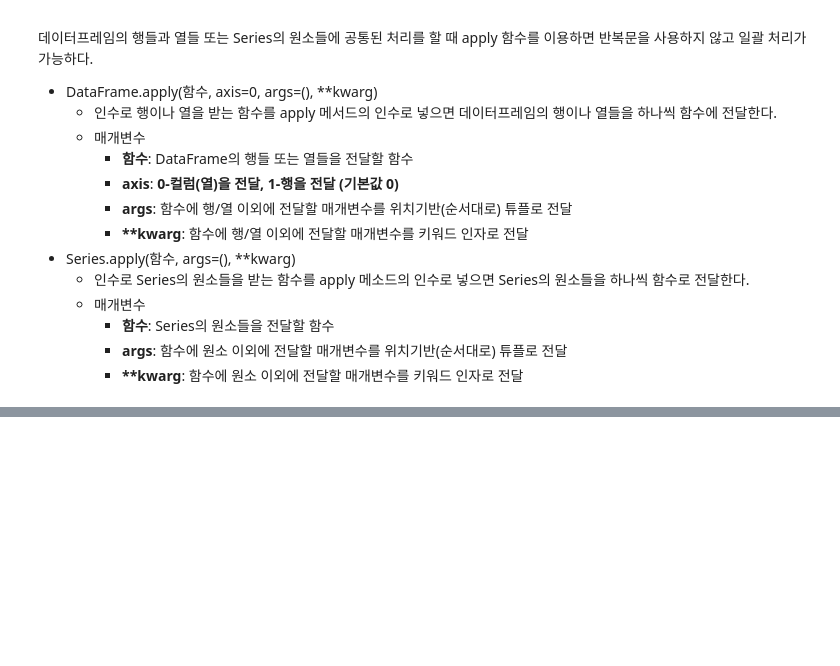
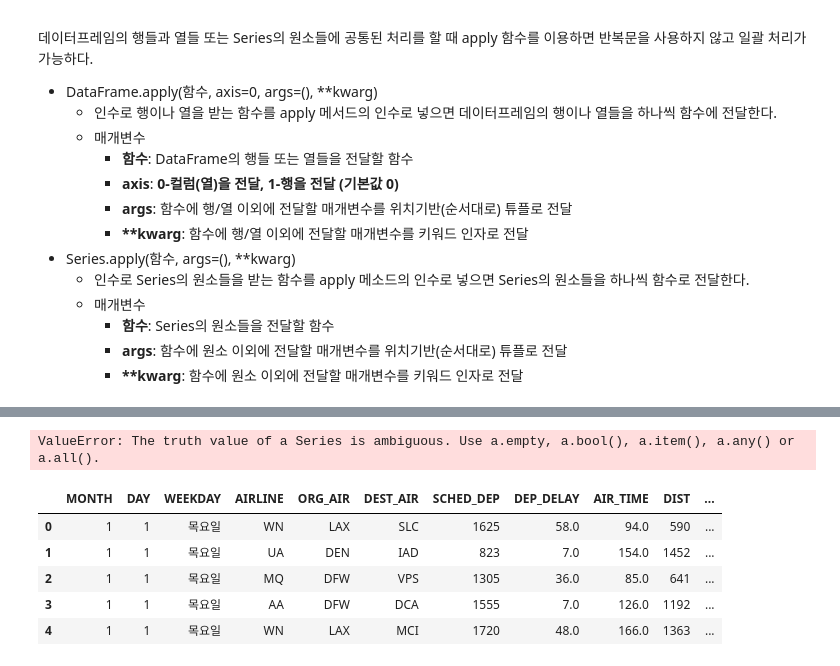
Before and after one commit to kgmyhGit/SKN13, a Jupyter notebook: 06_pandas_시각화/03_Pandas_정렬_집계.ipynb, the cells around one changed output, grey strips where cells are left out. Cells and saved outputs as stored; diff of their text form; code cells hidden in the pictures; blank space fills up the shorter version.

Commit message:
apply

```diff
--- a/06_pandas_시각화/03_Pandas_정렬_집계.ipynb
+++ b/06_pandas_시각화/03_Pandas_정렬_집계.ipynb
@@ -1267,7 +1287,13 @@ df['WEEKDAY'].value_counts().sort_index()
 # %%
 # 일괄처리 함수 (정수->요일 문자열로 변환)
 import numpy as np
-def convert_weekday(value):
+def convert_weekday(value:int)->str|None:
+    """숫자 요일을 받아서 문자열 요일로 반환
+       1: 월 ~ 7: 일
+       value가 결측치일 경우 결측치 반환.
+    """
     if pd.isna(value):
         return np.nan
     return "월화수목금토일"[value-1]+"요일"
+
+convert_weekday(np.nan)
@@ -1276,2 +1319,17 @@ df['WEEKDAY'].apply(convert_weekday)[150:160]
+# %%
+df3.apply(convert_weekday)
+# %% [output]
+ValueError: The truth value of a Series is ambiguous. Use a.empty, a.bool(), a.item(), a.any() or a.all().
+# %%
+df2 = df.copy()
+df2['WEEKDAY'] = df['WEEKDAY'].apply(convert_weekday)
+df2.head()
+# %% [output]
+|  | MONTH | DAY | WEEKDAY | AIRLINE | ORG_AIR | DEST_AIR | SCHED_DEP | DEP_DELAY | AIR_TIME | DIST | ... |
+| 0 | 1 | 1 | 목요일 | WN | LAX | SLC | 1625 | 58.0 | 94.0 | 590 | ... |
+| 1 | 1 | 1 | 목요일 | UA | DEN | IAD | 823 | 7.0 | 154.0 | 1452 | ... |
+| 2 | 1 | 1 | 목요일 | MQ | DFW | VPS | 1305 | 36.0 | 85.0 | 641 | ... |
+| 3 | 1 | 1 | 목요일 | AA | DFW | DCA | 1555 | 7.0 | 126.0 | 1192 | ... |
+| 4 | 1 | 1 | 목요일 | WN | LAX | MCI | 1720 | 48.0 | 166.0 | 1363 | ... |
 # %%
 df['WEEKDAY'].apply(lambda x : "월화수목금토일"[x-1]+"요일")
```
Also changed, not shown: parts of 11 cells of this notebook.
